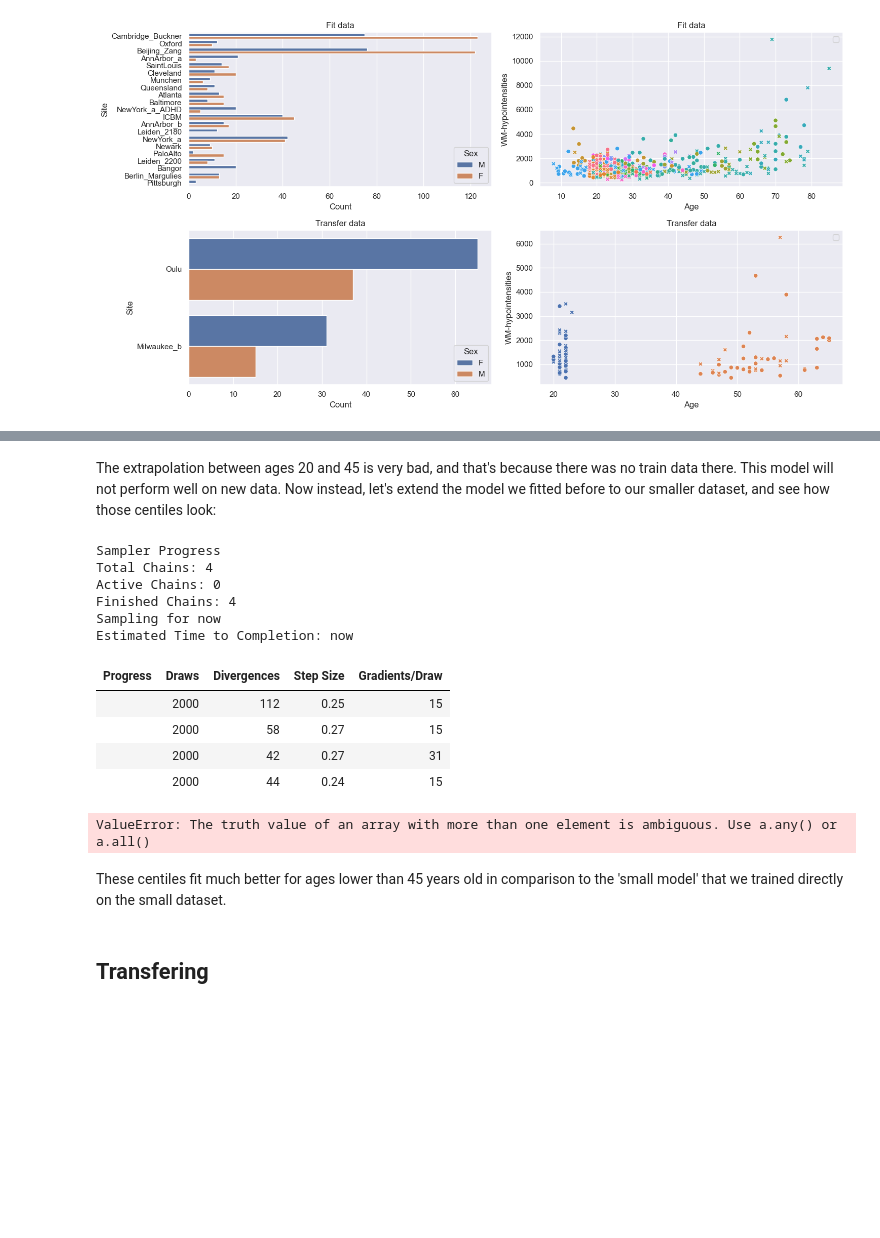
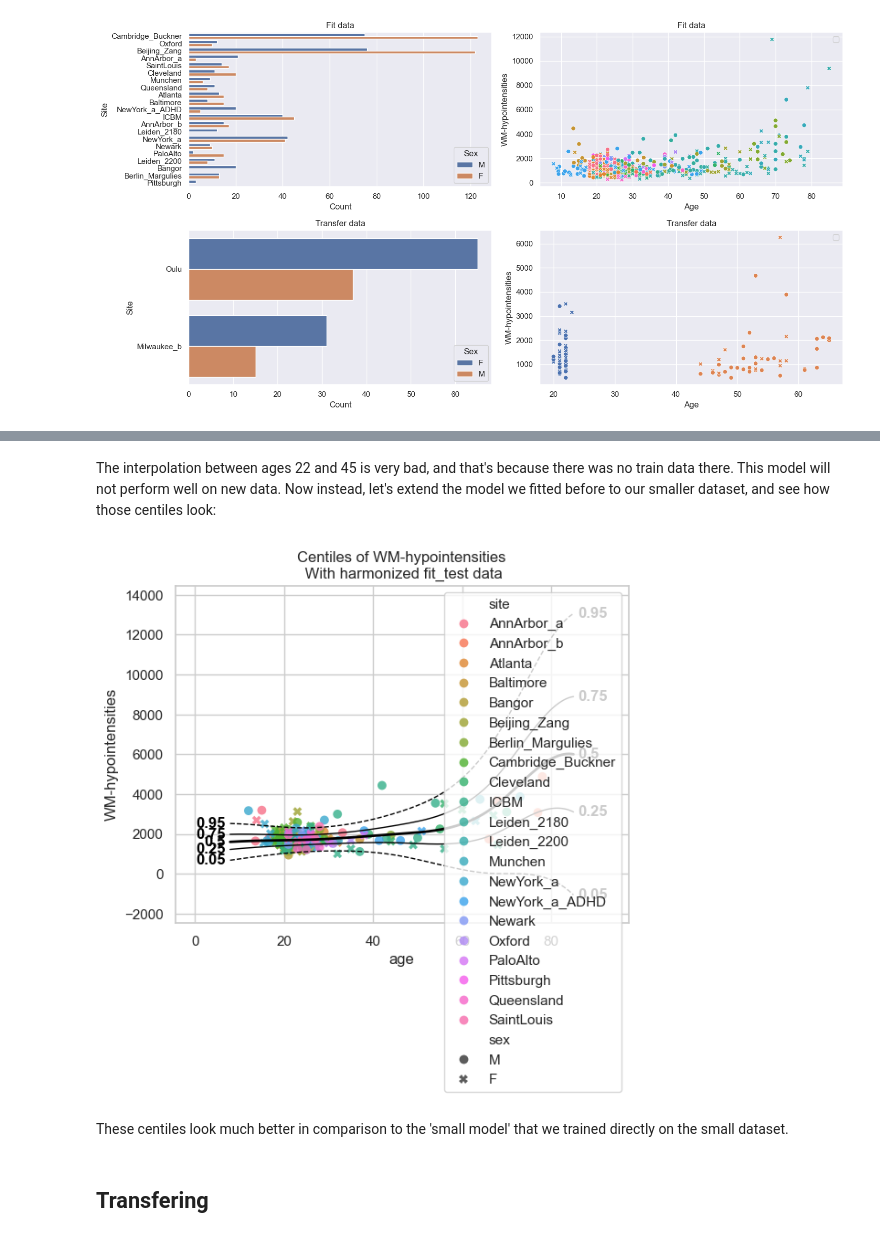
Before and after one commit to predictive-clinical-neuroscience/PCNtoolkit, a Jupyter notebook: examples/06_transfer_extend.ipynb, the cells around one changed output, grey strips where cells are left out. Drawn from its saved outputs; the diff is of its cells as text; code cells hidden in the pictures; blank space fills up the shorter version.

```diff
--- a/examples/06_transfer_extend.ipynb
+++ b/examples/06_transfer_extend.ipynb
@@ -232,28 +206,17 @@ Estimated Time to Completion: now
 # %% [markdown]
-The extrapolation between ages 20 and 45 is very bad, and that's because there was no train data there. This model will not perform well on new data. Now instead, let's extend the model we fitted before to our smaller dataset, and see how those centiles look:
+The interpolation between ages 22 and 45 is very bad, and that's because there was no train data there. This model will not perform well on new data. Now instead, let's extend the model we fitted before to our smaller dataset, and see how those centiles look:
 # %%
-extended_model = model.extend_predict(transfer_train, transfer_test)
-combined = transfer_test.merge(test, name="combined")
+extended_model = model.extend_predict(transfer_train, transfer_test);
+
 plot_centiles_advanced(
     extended_model,
-    scatter_data=combined,
+    scatter_data=test,
     batch_effects='all'
 )
 # %% [output]
-Sampler Progress
-Total Chains: 4
-Active Chains: 0
-Finished Chains: 4
-Sampling for now
-Estimated Time to Completion: now
-| Progress | Draws | Divergences | Step Size | Gradients/Draw |
-|  | 2000 | 112 | 0.25 | 15 |
-|  | 2000 | 58 | 0.27 | 15 |
-|  | 2000 | 42 | 0.27 | 31 |
-|  | 2000 | 44 | 0.24 | 15 |
-ValueError: The truth value of an array with more than one element is ambiguous. Use a.any() or a.all()
+[figure, added]
 # %% [markdown]
-These centiles fit much better for ages lower than 45 years old in comparison to the 'small model' that we trained directly on the small dataset.
+These centiles look much better in comparison to the 'small model' that we trained directly on the small dataset.
 # %% [markdown]
 ## Transfering
 # %% [markdown]
```
Also changed, not shown: parts of 16 cells of this notebook, 9 other files.
